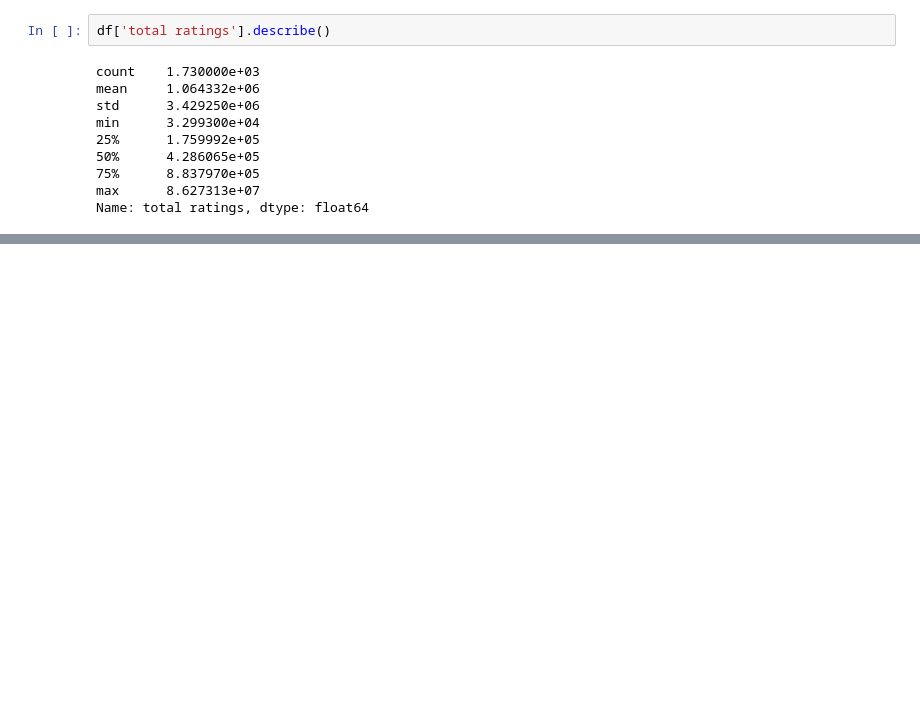
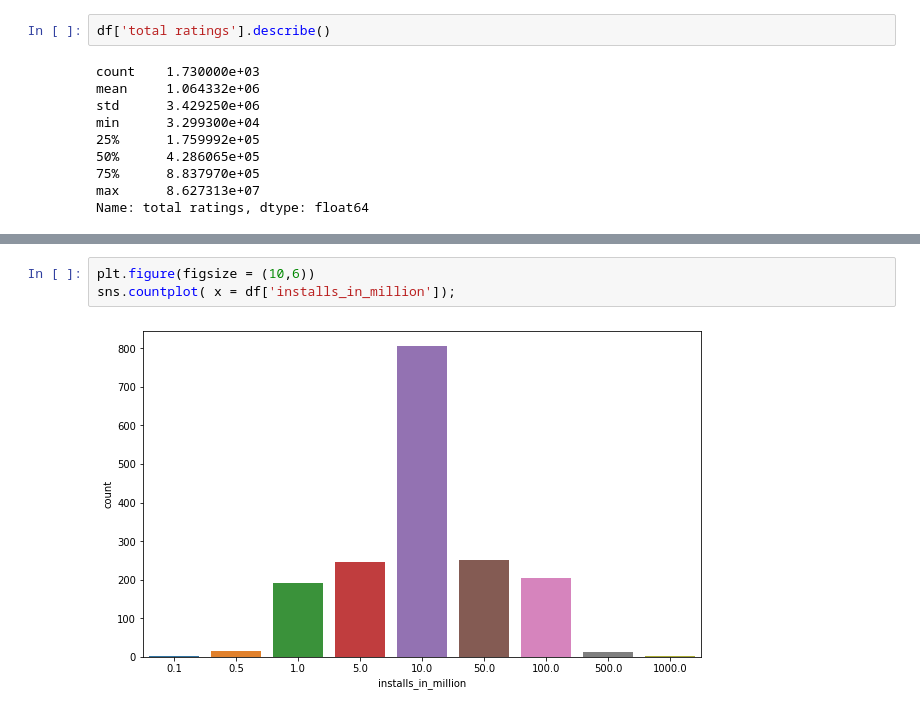
Before and after one commit to gulakkoc/My_Kaggle_Projects, a Jupyter notebook: Untitled Folder/Top Games on Play Stores.ipynb, the cells around one changed output, grey strips where cells are left out. Drawn from its saved outputs; the diff is of its cells as text; blank space fills up the shorter version.

```diff
--- a/Untitled Folder/Top Games on Play Stores.ipynb
+++ b/Untitled Folder/Top Games on Play Stores.ipynb
@@ -207,0 +245,5 @@ Name: total ratings, dtype: float64
+# %%
+plt.figure(figsize = (10,6))
+sns.countplot( x = df['installs_in_million']);
+# %% [output]
+[figure, added]
```
Also changed, not shown: parts of 17 cells of this notebook.
